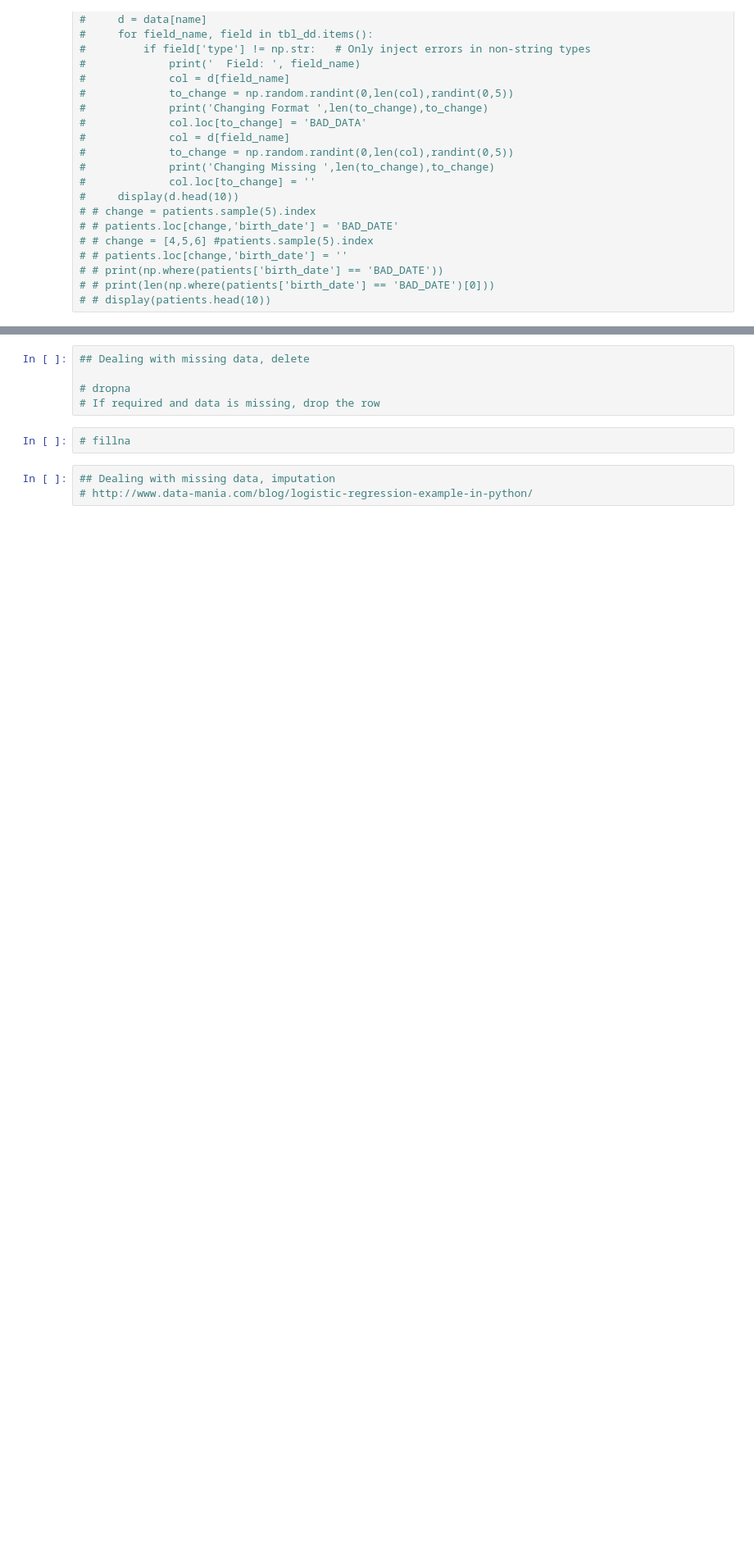
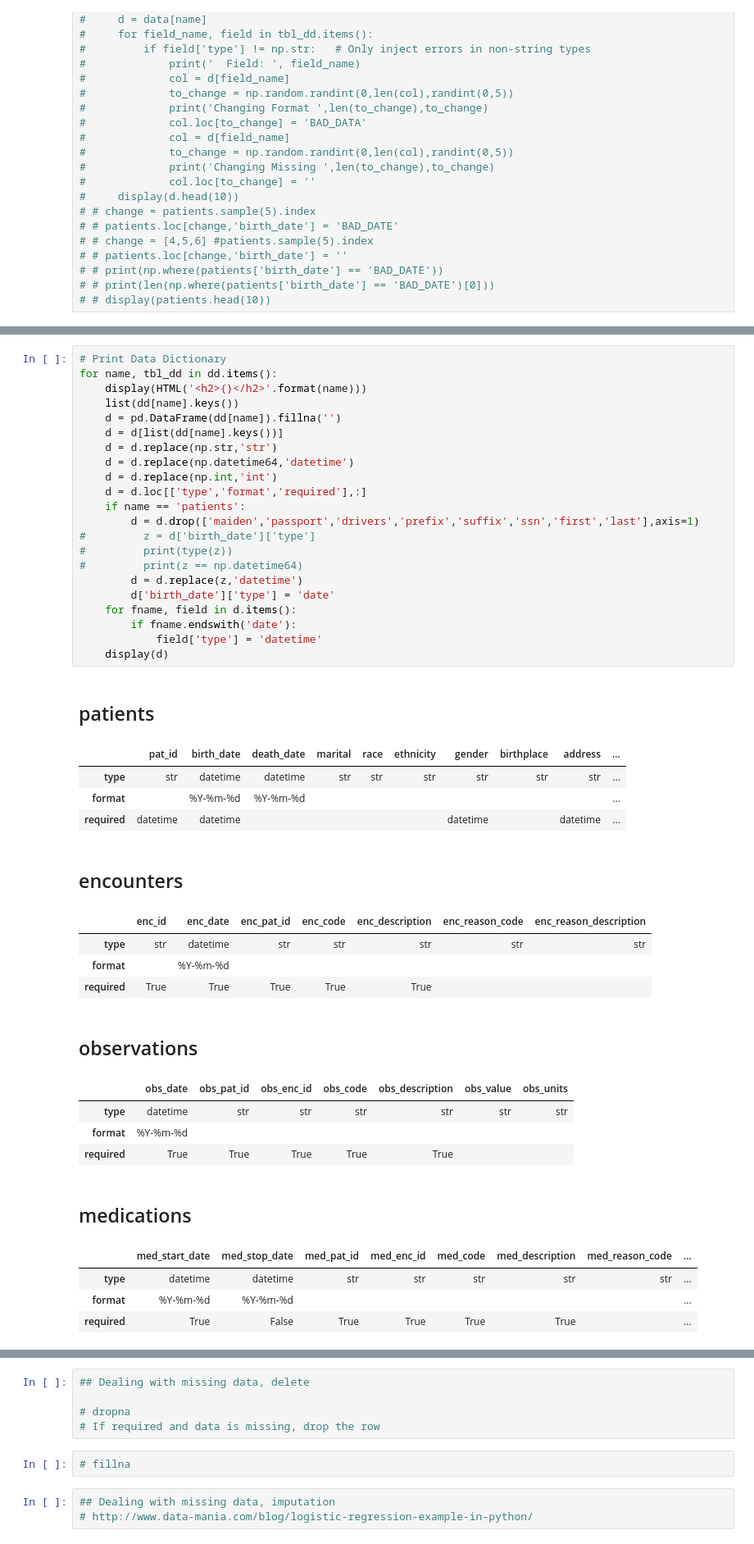
Before and after one commit to stevejohnson2001/dswg, a Jupyter notebook: AMIA_Workshop_v13.ipynb, the cells around one changed output, grey strips where cells are left out. Shown at 82% size. Saved outputs shown, nothing was run; the diff lists cells and outputs as text; blank space fills up the shorter version.

```diff
--- a/AMIA_Workshop_v13.ipynb
+++ b/AMIA_Workshop_v13.ipynb
@@ -288,0 +447,43 @@ for name, tbl_dd in dd.items():
+# %%
+# Print Data Dictionary
+for name, tbl_dd in dd.items():
+    display(HTML('<h2>{}</h2>'.format(name)))
+    list(dd[name].keys())
+    d = pd.DataFrame(dd[name]).fillna('')
+    d = d[list(dd[name].keys())]
+    d = d.replace(np.str,'str')
+    d = d.replace(np.datetime64,'datetime')
+    d = d.replace(np.int,'int')
+    d = d.loc[['type','format','required'],:]
+    if name == 'patients':
+        d = d.drop(['maiden','passport','drivers','prefix','suffix','ssn','first','last'],axis=1)
+#         z = d['birth_date']['type']
+#         print(type(z))
+#         print(z == np.datetime64)
+        d = d.replace(z,'datetime')
+        d['birth_date']['type'] = 'date'
+    for fname, field in d.items():
+        if fname.endswith('date'):
+            field['type'] = 'datetime'
+    display(d)
+# %% [output]
+patients
+|  | pat_id | birth_date | death_date | marital | race | ethnicity | gender | birthplace | address | ... |
+| type | str | datetime | datetime | str | str | str | str | str | str | ... |
+| format |  | %Y-%m-%d | %Y-%m-%d |  |  |  |  |  |  | ... |
+| required | datetime | datetime |  |  |  |  | datetime |  | datetime | ... |
+encounters
+|  | enc_id | enc_date | enc_pat_id | enc_code | enc_description | enc_reason_code | enc_reason_description |
+| type | str | datetime | str | str | str | str | str |
+| format |  | %Y-%m-%d |  |  |  |  |  |
+| required | True | True | True | True | True |  |  |
+observations
+|  | obs_date | obs_pat_id | obs_enc_id | obs_code | obs_description | obs_value | obs_units |
+| type | datetime | str | str | str | str | str | str |
+| format | %Y-%m-%d |  |  |  |  |  |  |
+| required | True | True | True | True | True |  |  |
+medications
+|  | med_start_date | med_stop_date | med_pat_id | med_enc_id | med_code | med_description | med_reason_code | ... |
+| type | datetime | datetime | str | str | str | str | str | ... |
+| format | %Y-%m-%d | %Y-%m-%d |  |  |  |  |  | ... |
+| required | True | False | True | True | True | True |  | ... |
```
Also changed, not shown: parts of 50 cells of this notebook, 6 other files.
